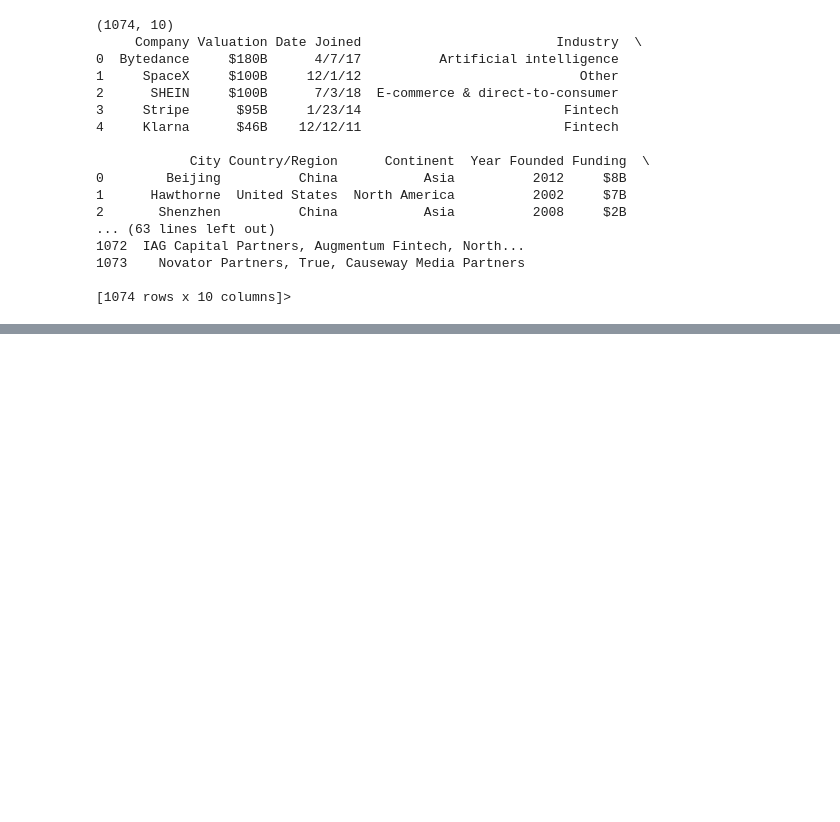
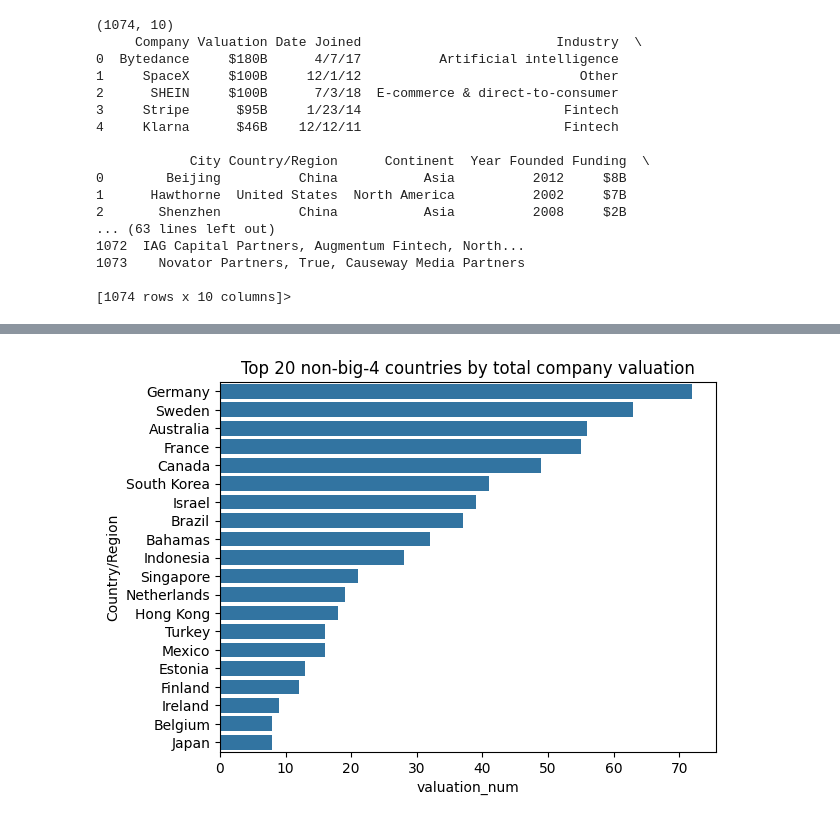
Before and after one commit to vutiendat2302/coursera, a Jupyter notebook: translate_data_into_insights/module_3_clean_data/address_missing_data.ipynb, the cells around one changed output, grey strips where cells are left out. Cells and saved outputs as stored; diff of their text form; code cells hidden in the pictures; blank space fills up the shorter version.

```diff
--- a/translate_data_into_insights/module_3_clean_data/address_missing_data.ipynb
+++ b/translate_data_into_insights/module_3_clean_data/address_missing_data.ipynb
@@ -34,0 +81,8 @@ print(df.describe)
+# %%
+def str_to_num(x):
+    x = x.strip("$B")
+    x = int(x)
+
+    return x
+# %%
+df['valuation_num'] = df['Valuation'].apply(str_to_num)
@@ -34,0 +207,2 @@ print(df.describe)
+# %%
+national_valuations = df.groupby(['Country/Region'])['valuation_num'].sum().sort_values(ascending = False).reset_index()
@@ -34,0 +228,3 @@ print(df.describe)
+# %%
+big4 = national_valuations.iloc[4:, :]
+big4.head()
@@ -34,0 +238,8 @@ print(df.describe)
+# %%
+sns.barplot(data = big4.head(20),
+            y = 'Country/Region',
+            x = 'valuation_num')
+plt.title("Top 20 non-big-4 countries by total company valuation")
+plt.show()
+# %% [output]
+[figure, added]
```
Also changed, not shown: parts of 28 cells of this notebook, 3 other files.
